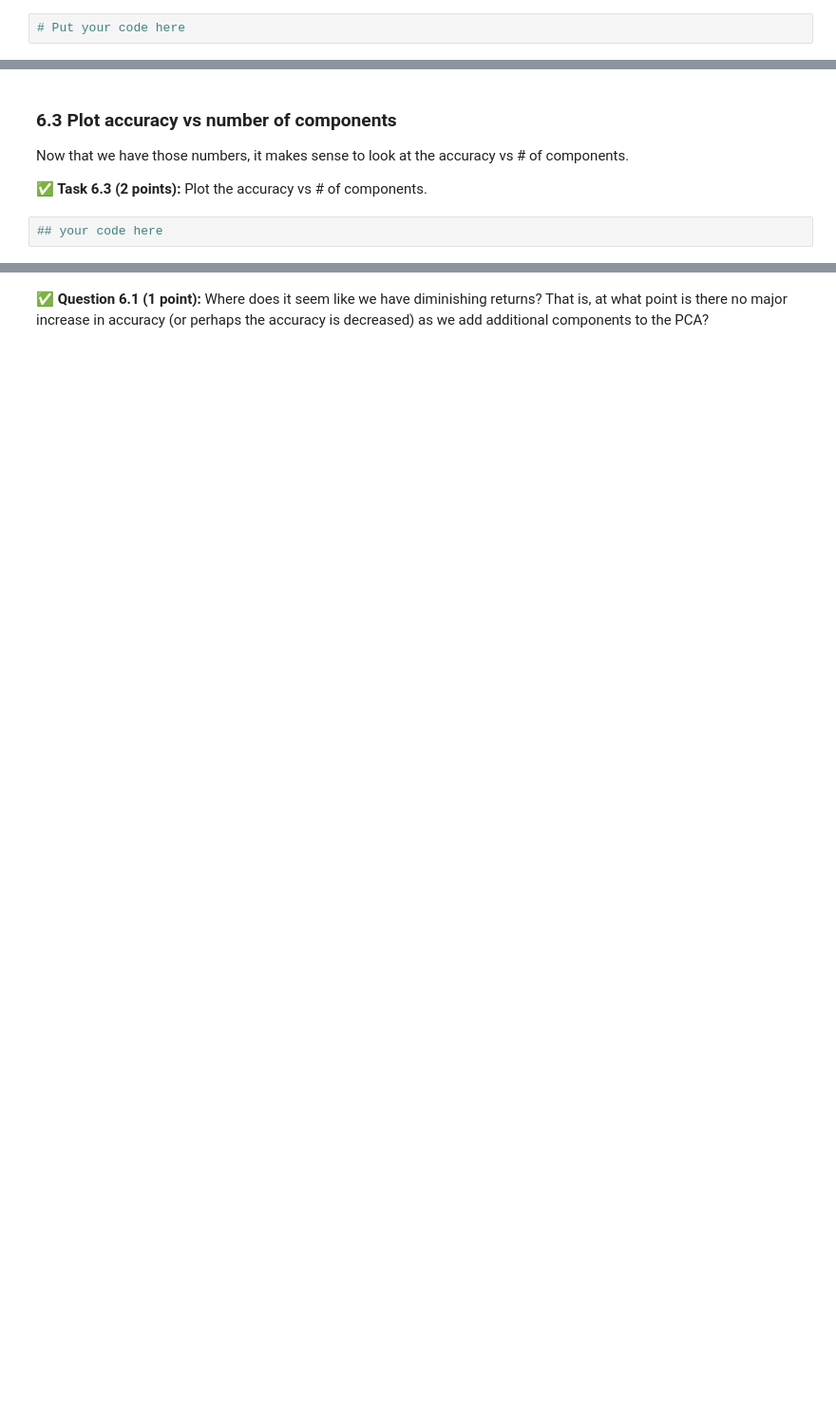
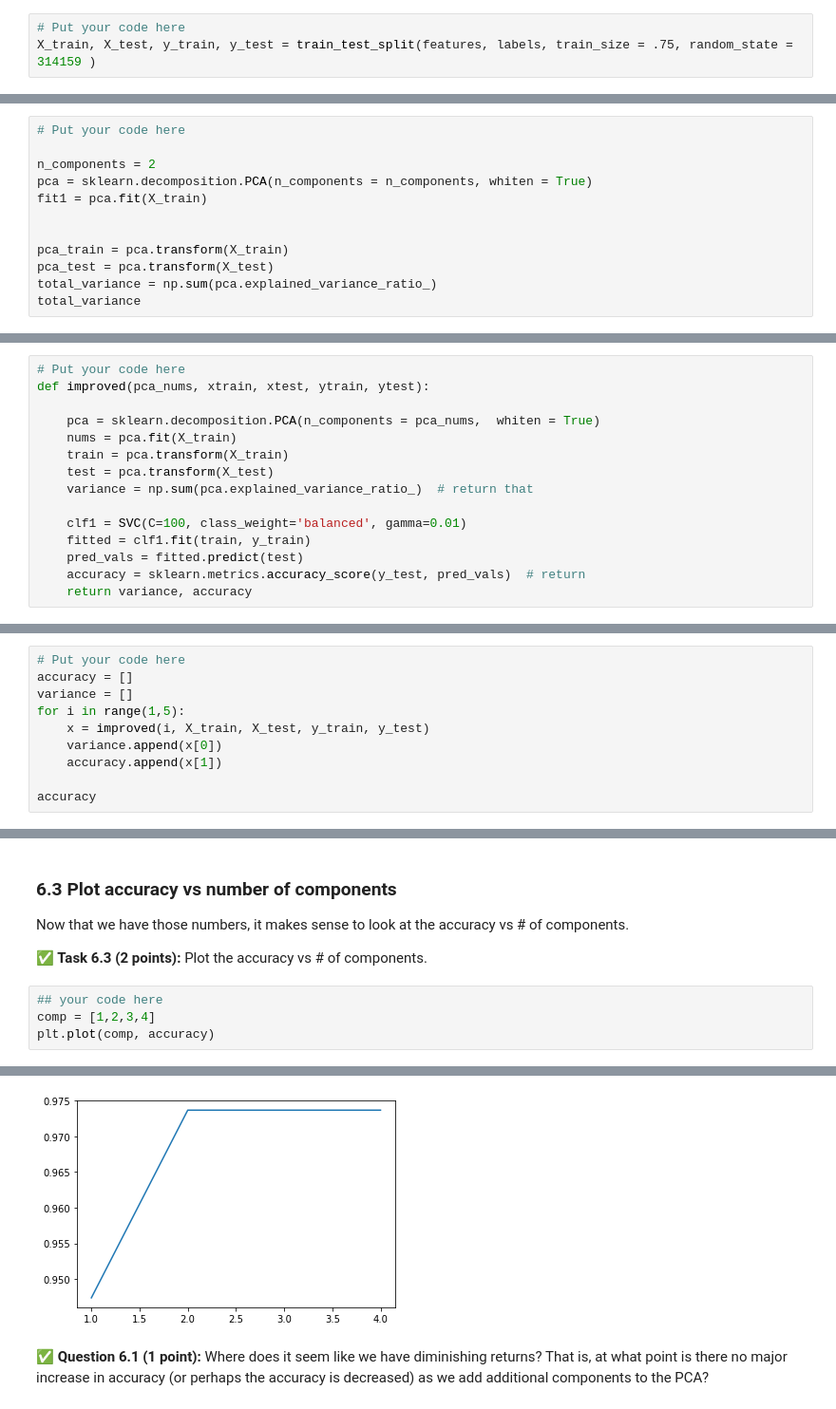
Before and after one commit to alhaida1/hw-05, a Jupyter notebook: HW-05_SVMandPCA-STUDENT.ipynb, the cells around one changed output, grey strips where cells are left out. Shown at 95% size. Saved outputs shown, nothing was run; the diff lists cells and outputs as text; blank space fills up the shorter version.

```diff
--- a/HW-05_SVMandPCA-STUDENT.ipynb
+++ b/HW-05_SVMandPCA-STUDENT.ipynb
@@ -176,6 +182,7 @@ But first, we need to split our data into training and testing data!
 **&#9989; Task 3.1 (1 point):** Split your data into a training and testing set with a training set representing 75% of your data. For reproducibility , set the `random_state` argument to `314159`. Print the lengths to show you have the right number of entries.
 # %%
 # Put your code here
+X_train, X_test, y_train, y_test = train_test_split(features, labels, train_size = .75, random_state = 314159 )
 # %% [markdown]
 ### 3.2 Modeling the data and evaluating the fit
 
@@ -280,0 +354,12 @@ What if we increase the number of principle components to **2**? What happens no
+# %%
+# Put your code here
+
+n_components = 2
+pca = sklearn.decomposition.PCA(n_components = n_components, whiten = True)
+fit1 = pca.fit(X_train)
+
+
+pca_train = pca.transform(X_train)
+pca_test = pca.transform(X_test)
+total_variance = np.sum(pca.explained_variance_ratio_)
+total_variance
@@ -312,3 +397,18 @@ and it will return the accuracy score for an SVC model fit to pca transformed fe
+# %%
+# Put your code here
+def improved(pca_nums, xtrain, xtest, ytrain, ytest):
+
+    pca = sklearn.decomposition.PCA(n_components = pca_nums,  whiten = True)
+    nums = pca.fit(X_train)
+    train = pca.transform(X_train)
+    test = pca.transform(X_test)
+    variance = np.sum(pca.explained_variance_ratio_)  # return that
+
+    clf1 = SVC(C=100, class_weight='balanced', gamma=0.01)
+    fitted = clf1.fit(train, y_train)
+    pred_vals = fitted.predict(test)
+    accuracy = sklearn.metrics.accuracy_score(y_test, pred_vals)  # return
+    return variance, accuracy
 # %% [markdown]
 ### 6.2 Compute accuracies
 
@@ -319,0 +418,10 @@ Now that you have created a function that returns the accuracy for a given numbe
+# %%
+# Put your code here
+accuracy = []
+variance = []
+for i in range(1,5):
+    x = improved(i, X_train, X_test, y_train, y_test)
+    variance.append(x[0])
+    accuracy.append(x[1])
+
+accuracy
@@ -325,3 +438,6 @@ Now that we have those numbers, it makes sense to look at the accuracy vs # of c
 **&#9989; Task 6.3 (2 points):** Plot the accuracy vs # of components.
 # %%
 ## your code here
+comp = [1,2,3,4]
+plt.plot(comp, accuracy)
+# %% [output]
@@ -328,2 +445,3 @@ Now that we have those numbers, it makes sense to look at the accuracy vs # of c
+[figure, added]
 # %% [markdown]
 **&#9989; Question 6.1 (1 point):** Where does it seem like we have diminishing returns? That is, at what point is there no major increase in accuracy (or perhaps the accuracy is decreased) as we add additional components to the PCA?
```
Also changed, not shown: parts of 34 cells of this notebook.
